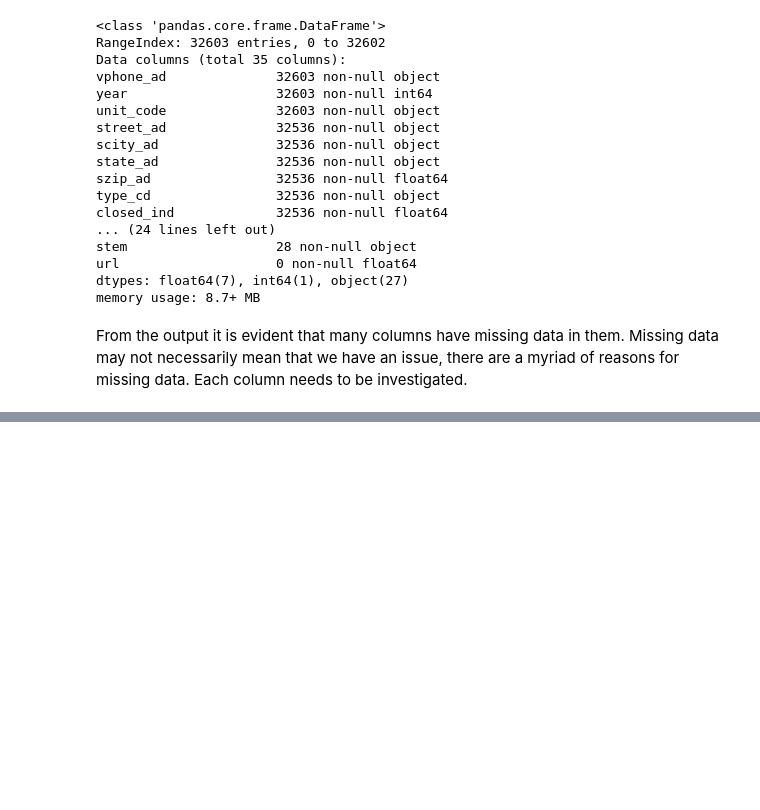
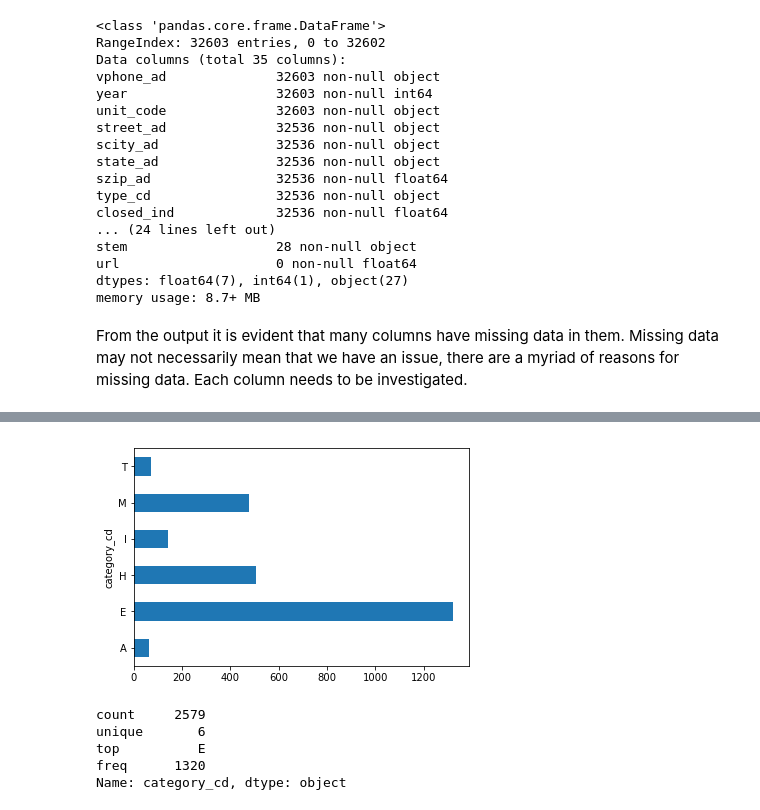
Before and after one commit to ravishekher001/NCSchoolReport, a Jupyter notebook: nc_profile.ipynb, the cells around one changed output, grey strips where cells are left out. Drawn from its saved outputs; the diff is of its cells as text; code cells hidden in the pictures; blank space fills up the shorter version.

```diff
--- a/nc_profile.ipynb
+++ b/nc_profile.ipynb
@@ -82,0 +101,3 @@ From the output it is evident that many columns have missing data in them. Missi
+# %%
+nc_all = pd.read_csv("https://raw.githubusercontent.com/jakemdrew/EducationDataNC/master/All_Data_By_School_Final.csv",
+                     low_memory=False)
@@ -82,0 +195,4 @@ From the output it is evident that many columns have missing data in them. Missi
+# %%
+categories = nc_all.groupby('category_cd').unit_code.count()
+print(type(categories))
+print(categories)
@@ -82,0 +215,13 @@ From the output it is evident that many columns have missing data in them. Missi
+# %%
+# plot a histogram, assigning it a variable makes it display just the plot.
+ax = categories.plot(kind='barh')
+# %% [output]
+[figure, added]
+# %%
+nc_all.category_cd.describe()
+# %% [output]
+count     2579
+unique       6
+top          E
+freq      1320
+Name: category_cd, dtype: object
```
Also changed, not shown: parts of 19 cells of this notebook, 6 other files.
